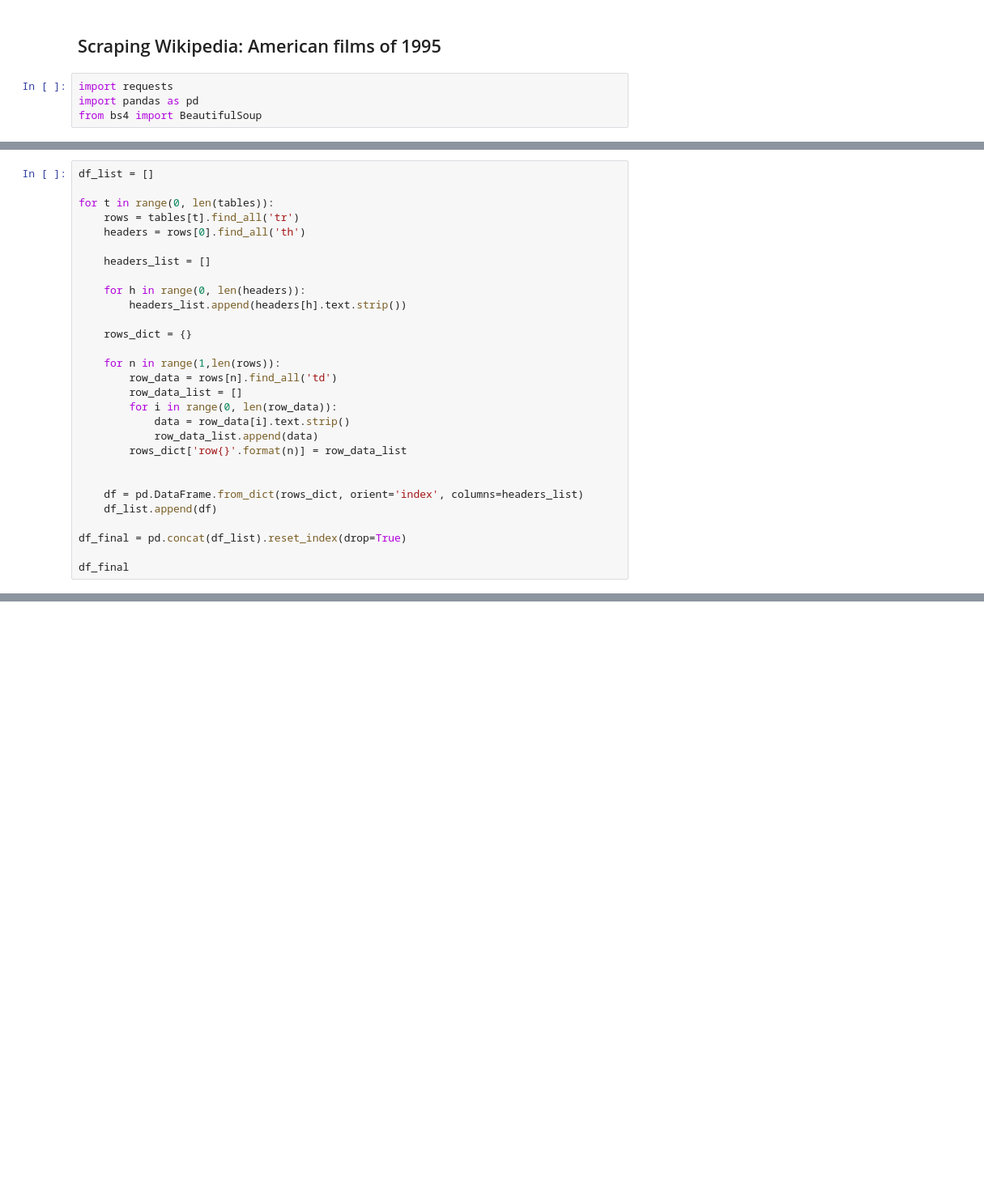
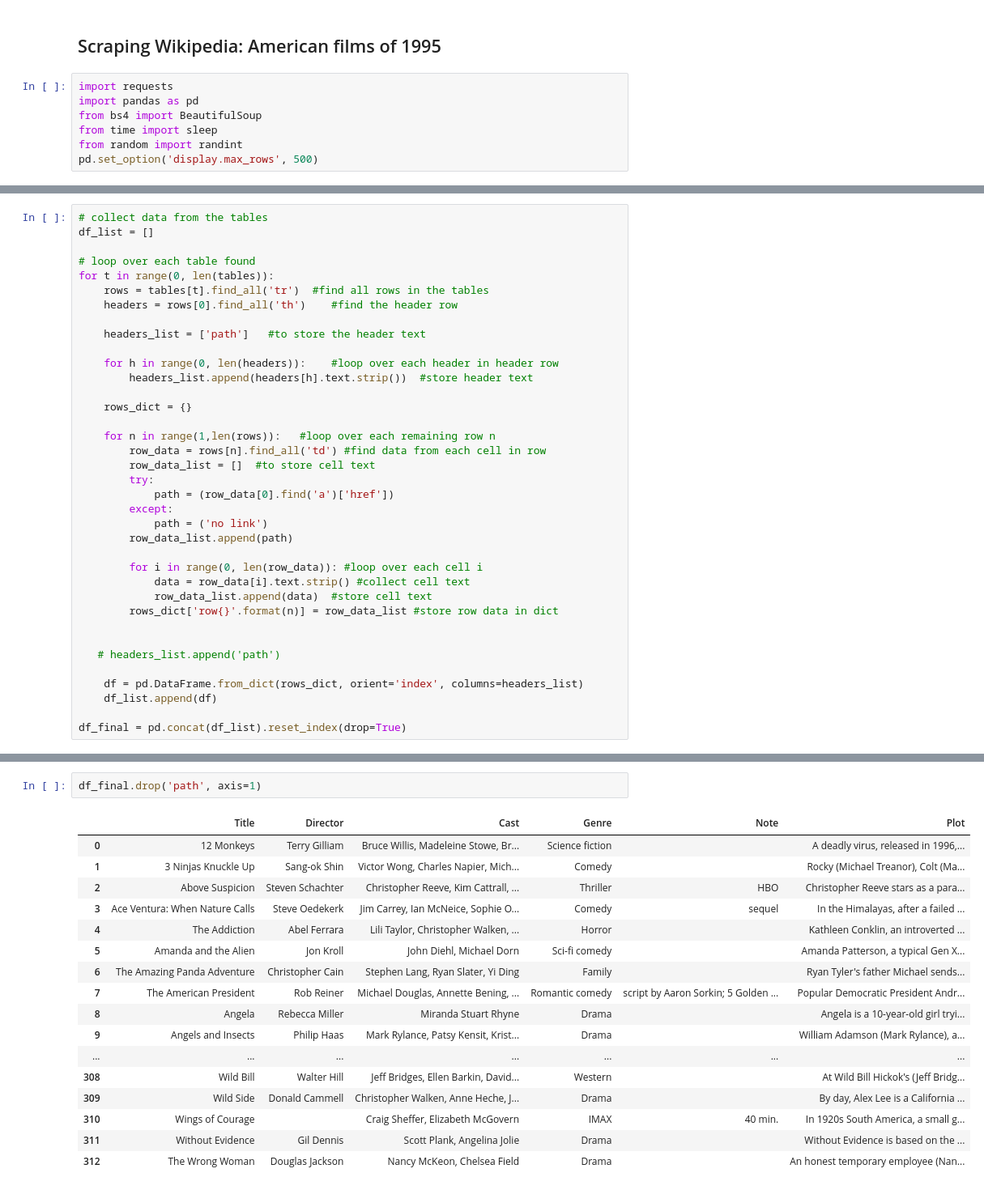
Before and after one commit to kabitat/scraping-wikipedia, a Jupyter notebook: scraping-wikipedia-notebook/Scraping Wikipedia.ipynb, the cells around one changed output, grey strips where cells are left out. Shown: that part at 81% size. Saved outputs shown, nothing was run; the diff lists cells and outputs as text; blank space fills up the shorter version.

Commit message:
Include scrape of plots

```diff
--- a/scraping-wikipedia-notebook/Scraping Wikipedia.ipynb
+++ b/scraping-wikipedia-notebook/Scraping Wikipedia.ipynb
@@ -4,6 +4,9 @@
 import requests
 import pandas as pd
 from bs4 import BeautifulSoup
+from time import sleep
+from random import randint
+pd.set_option('display.max_rows', 500)
 # %%
 url = 'https://en.wikipedia.org/wiki/List_of_American_films_of_1995'
 page = requests.get(url)
@@ -15,31 +18,39 @@ len(tables)
 # %% [output]
 8
 # %%
+# collect data from the tables
 df_list = []
 
+# loop over each table found
 for t in range(0, len(tables)):
-    rows = tables[t].find_all('tr')
-    headers = rows[0].find_all('th')
+    rows = tables[t].find_all('tr')  #find all rows in the tables
+    headers = rows[0].find_all('th')    #find the header row
 
-    headers_list = []
+    headers_list = ['path']   #to store the header text
 
-    for h in range(0, len(headers)):
-        headers_list.append(headers[h].text.strip())
+    for h in range(0, len(headers)):    #loop over each header in header row
+        headers_list.append(headers[h].text.strip())  #store header text
 
     rows_dict = {}
 
-    for n in range(1,len(rows)):
-        row_data = rows[n].find_all('td')
-        row_data_list = []
-        for i in range(0, len(row_data)):
-            data = row_data[i].text.strip()
-            row_data_list.append(data)
-        rows_dict['row{}'.format(n)] = row_data_list
+    for n in range(1,len(rows)):   #loop over each remaining row n
+        row_data = rows[n].find_all('td') #find data from each cell in row
+        row_data_list = []  #to store cell text
+        try:
+            path = (row_data[0].find('a')['href'])
+        except:
+            path = ('no link')
+        row_data_list.append(path)
 
+        for i in range(0, len(row_data)): #loop over each cell i
+            data = row_data[i].text.strip() #collect cell text
+            row_data_list.append(data)  #store cell text
+        rows_dict['row{}'.format(n)] = row_data_list #store row data in dict
+
+
+   # headers_list.append('path')
 
     df = pd.DataFrame.from_dict(rows_dict, orient='index', columns=headers_list)
     df_list.append(df)
 
 df_final = pd.concat(df_list).reset_index(drop=True)
-
-df_final
@@ -59,0 +104,20 @@ df_final
+# %%
+df_final.drop('path', axis=1)
+# %% [output]
+|  | Title | Director | Cast | Genre | Note | Plot |
+| 0 | 12 Monkeys | Terry Gilliam | Bruce Willis, Madeleine Stowe, Br... | Science fiction |  | A deadly virus, released in 1996,... |
+| 1 | 3 Ninjas Knuckle Up | Sang-ok Shin | Victor Wong, Charles Napier, Mich... | Comedy |  | Rocky (Michael Treanor), Colt (Ma... |
+| 2 | Above Suspicion | Steven Schachter | Christopher Reeve, Kim Cattrall, ... | Thriller | HBO | Christopher Reeve stars as a para... |
+| 3 | Ace Ventura: When Nature Calls | Steve Oedekerk | Jim Carrey, Ian McNeice, Sophie O... | Comedy | sequel | In the Himalayas, after a failed ... |
+| 4 | The Addiction | Abel Ferrara | Lili Taylor, Christopher Walken, ... | Horror |  | Kathleen Conklin, an introverted ... |
+| 5 | Amanda and the Alien | Jon Kroll | John Diehl, Michael Dorn | Sci-fi comedy |  | Amanda Patterson, a typical Gen X... |
+| 6 | The Amazing Panda Adventure | Christopher Cain | Stephen Lang, Ryan Slater, Yi Ding | Family |  | Ryan Tyler's father Michael sends... |
+| 7 | The American President | Rob Reiner | Michael Douglas, Annette Bening, ... | Romantic comedy | script by Aaron Sorkin; 5 Golden ... | Popular Democratic President Andr... |
+| 8 | Angela | Rebecca Miller | Miranda Stuart Rhyne | Drama |  | Angela is a 10-year-old girl tryi... |
+| 9 | Angels and Insects | Philip Haas | Mark Rylance, Patsy Kensit, Krist... | Drama |  | William Adamson (Mark Rylance), a... |
+| ... | ... | ... | ... | ... | ... | ... |
+| 308 | Wild Bill | Walter Hill | Jeff Bridges, Ellen Barkin, David... | Western |  | At Wild Bill Hickok's (Jeff Bridg... |
+| 309 | Wild Side | Donald Cammell | Christopher Walken, Anne Heche, J... | Drama |  | By day, Alex Lee is a California ... |
+| 310 | Wings of Courage |  | Craig Sheffer, Elizabeth McGovern | IMAX | 40 min. | In 1920s South America, a small g... |
+| 311 | Without Evidence | Gil Dennis | Scott Plank, Angelina Jolie | Drama |  | Without Evidence is based on the ... |
+| 312 | The Wrong Woman | Douglas Jackson | Nancy McKeon, Chelsea Field | Drama |  | An honest temporary employee (Nan... |
```
Also changed, not shown: parts of 3 cells of this notebook.
